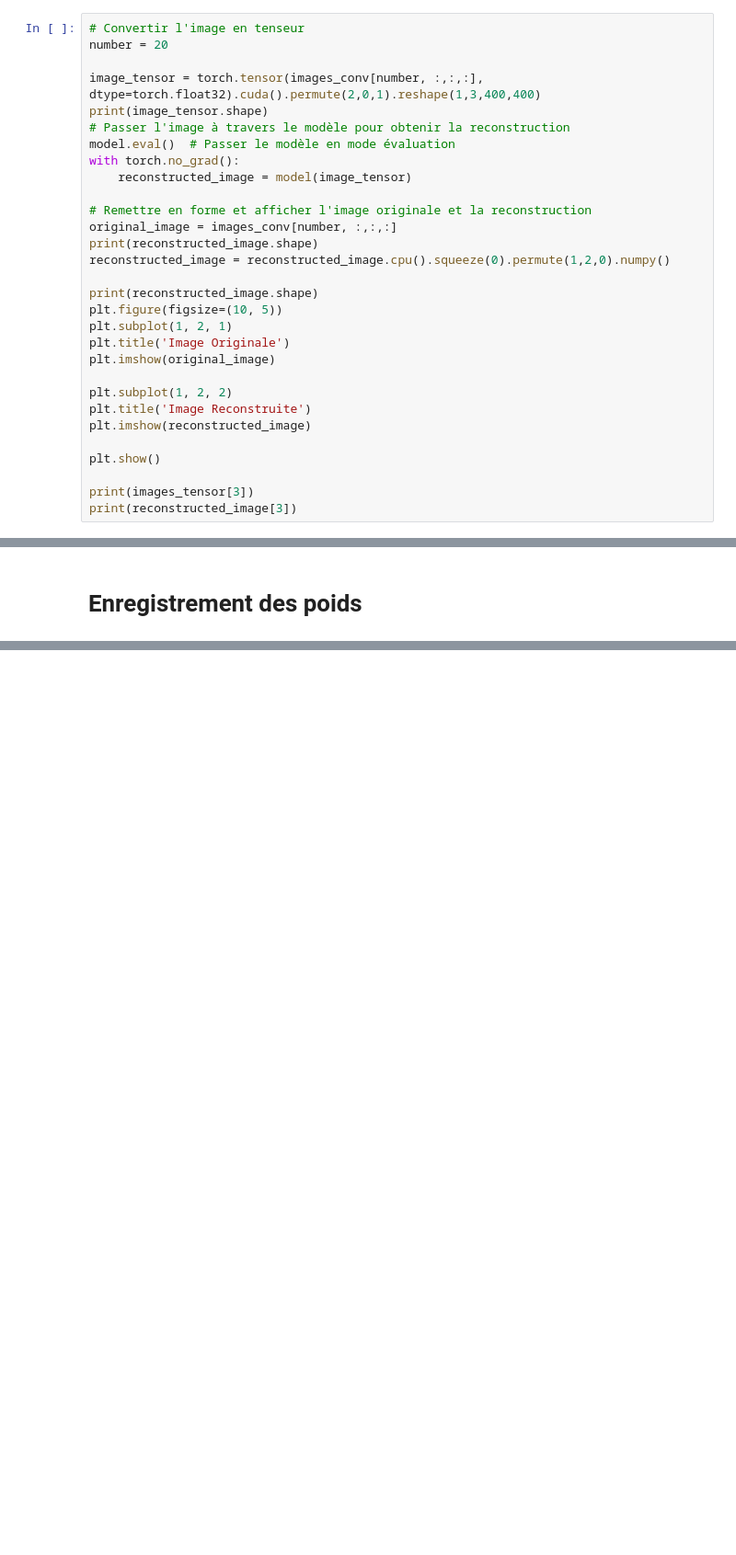
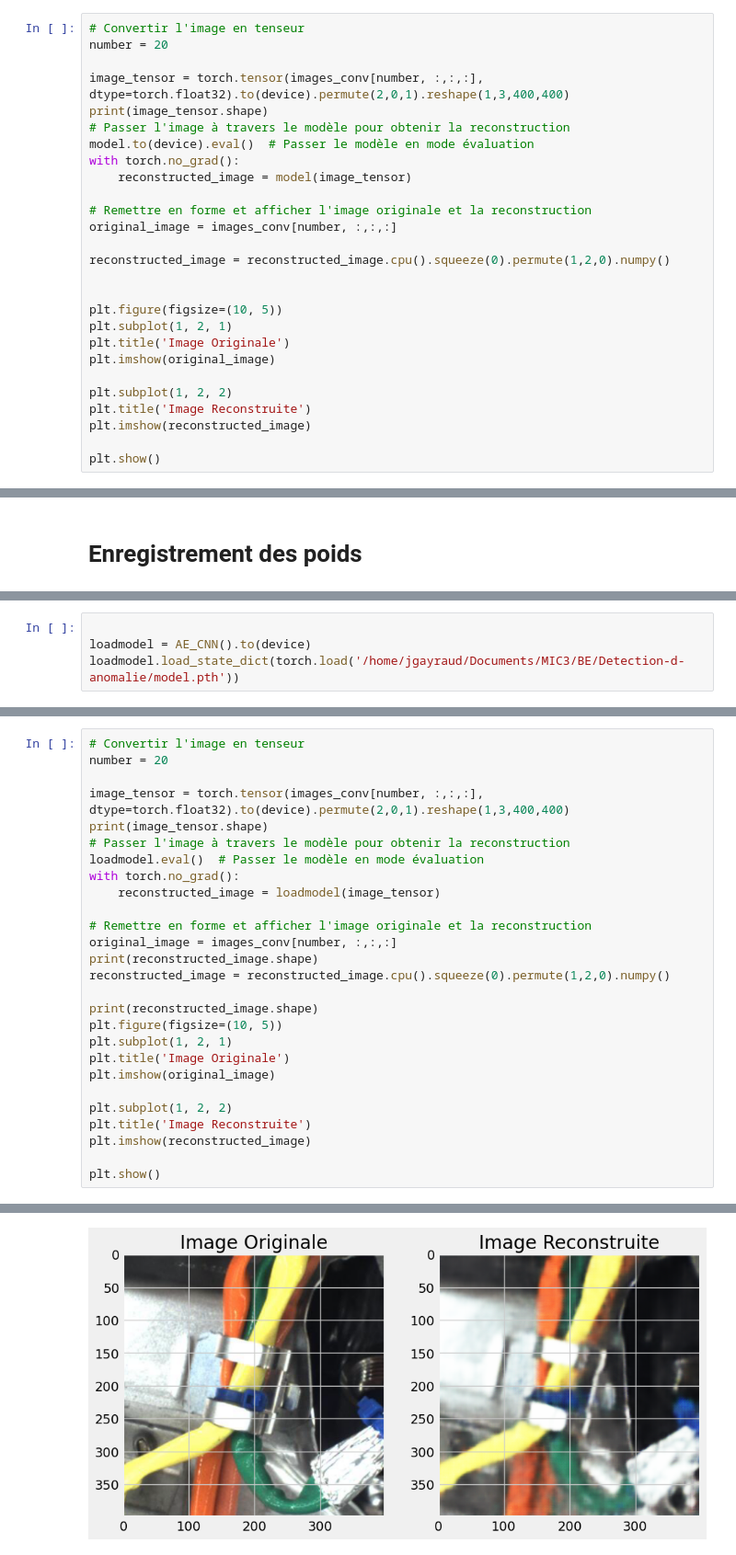
Before and after one commit to Rulienn/Detection-d-anomalie, a Jupyter notebook: JulienNoteBook.ipynb, the cells around one changed output, grey strips where cells are left out. Shown at 92% size. Saved outputs shown, nothing was run; the diff lists cells and outputs as text; blank space fills up the shorter version.

```diff
--- a/JulienNoteBook.ipynb
+++ b/JulienNoteBook.ipynb
@@ -298,19 +315,19 @@ $$f(x)=\frac{x}{2}$$
 # Convertir l'image en tenseur
 number = 20
 
-image_tensor = torch.tensor(images_conv[number, :,:,:], dtype=torch.float32).cuda().permute(2,0,1).reshape(1,3,400,400)
+image_tensor = torch.tensor(images_conv[number, :,:,:], dtype=torch.float32).to(device).permute(2,0,1).reshape(1,3,400,400)
 print(image_tensor.shape)
 # Passer l'image à travers le modèle pour obtenir la reconstruction
-model.eval()  # Passer le modèle en mode évaluation
+model.to(device).eval()  # Passer le modèle en mode évaluation
 with torch.no_grad():
     reconstructed_image = model(image_tensor)
 
 # Remettre en forme et afficher l'image originale et la reconstruction
 original_image = images_conv[number, :,:,:]
-print(reconstructed_image.shape)
+
 reconstructed_image = reconstructed_image.cpu().squeeze(0).permute(1,2,0).numpy()
 
-print(reconstructed_image.shape)
+
 plt.figure(figsize=(10, 5))
 plt.subplot(1, 2, 1)
 plt.title('Image Originale')
@@ -321,8 +338,5 @@ plt.title('Image Reconstruite')
 plt.imshow(reconstructed_image)
 
 plt.show()
-
-print(images_tensor[3])
-print(reconstructed_image[3])
 # %% [output]
 torch.Size([1, 3, 400, 400])
@@ -343,0 +352,4 @@ Pour l'instant, nous avons une image de sortie similaire peu importe l'image de
+# %%
+
+loadmodel = AE_CNN().to(device)
+loadmodel.load_state_dict(torch.load('/home/jgayraud/Documents/MIC3/BE/Detection-d-anomalie/model.pth'))
@@ -343,0 +358,28 @@ Pour l'instant, nous avons une image de sortie similaire peu importe l'image de
+# %%
+# Convertir l'image en tenseur
+number = 20
+
+image_tensor = torch.tensor(images_conv[number, :,:,:], dtype=torch.float32).to(device).permute(2,0,1).reshape(1,3,400,400)
+print(image_tensor.shape)
+# Passer l'image à travers le modèle pour obtenir la reconstruction
+loadmodel.eval()  # Passer le modèle en mode évaluation
+with torch.no_grad():
+    reconstructed_image = loadmodel(image_tensor)
+
+# Remettre en forme et afficher l'image originale et la reconstruction
+original_image = images_conv[number, :,:,:]
+print(reconstructed_image.shape)
+reconstructed_image = reconstructed_image.cpu().squeeze(0).permute(1,2,0).numpy()
+
+print(reconstructed_image.shape)
+plt.figure(figsize=(10, 5))
+plt.subplot(1, 2, 1)
+plt.title('Image Originale')
+plt.imshow(original_image)
+
+plt.subplot(1, 2, 2)
+plt.title('Image Reconstruite')
+plt.imshow(reconstructed_image)
+
+plt.show()
+# %% [output]
@@ -343,0 +389 @@ Pour l'instant, nous avons une image de sortie similaire peu importe l'image de
+[figure, added]
```
Also changed, not shown: parts of 14 cells of this notebook, 1 other file.
